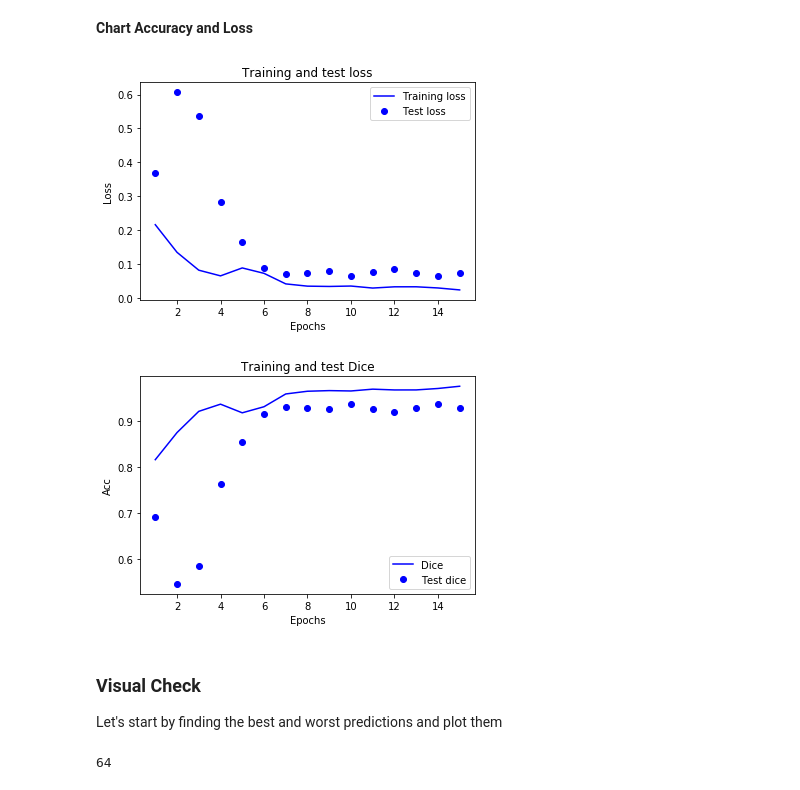
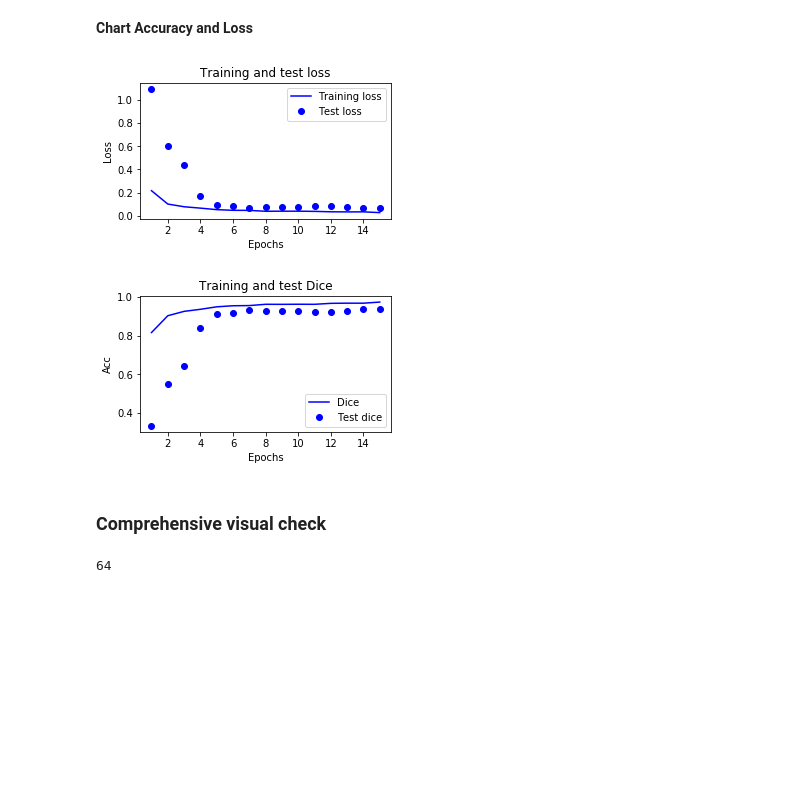
Before and after one commit to javicivit/TPU-UNET, a Jupyter notebook: TPU_U_Net_Cup_Disc_Segmentation.ipynb, the cells around one changed output. Cells and saved outputs as stored; diff of their text form; code cells hidden in the pictures; blank space fills up the shorter version.

```diff
--- a/TPU_U_Net_Cup_Disc_Segmentation.ipynb
+++ b/TPU_U_Net_Cup_Disc_Segmentation.ipynb
@@ -222,8 +220,8 @@ Change these parameters according to  the architecture . Uss Cup=True to segment
 img_shape=(128,128,3)
 # %%
 cup=True
-name='CUPa05d5w64ir16bn'
-model=UNet(img_shape,start_ch=64,upconv=False,dropout=0.65, depth=5,inc_rate=1.6, batchnorm=True)
+name='CUPa05d6w72ir12bn'
+model=UNet(img_shape,start_ch=72,upconv=False,dropout=0.65, depth=6,inc_rate=1.2, batchnorm=True)
 # %% [output]
 WARNING:tensorflow:From /usr/local/lib/python3.6/dist-packages/tensorflow/python/ops/resource_variable_ops.py:435: colocate_with (from tensorflow.python.framework.ops) is deprecated and will be remove ...
 Instructions for updating:
@@ -618,22 +612,24 @@ copy(os.path.join(folder(weights_folder),'last_checkpoint_TPU.hdf5'),os.path.joi
 # %%
 loss = history.history['loss']
 val_loss=history.history['val_loss']
 acc=history.history['dice_coef']
 
 epochs = range(1, len(loss) + 1)
 
+plt.figure(figsize=(4.5, 2.5))
 plt.plot(epochs, loss, 'b', label='Training loss')
 # bo is blue dots
 plt.plot(epochs, val_loss, 'bo', label='Test loss')
 # b is for "solid blue line"
 plt.title('Training and test loss')
 plt.xlabel('Epochs')
 plt.ylabel('Loss')
 plt.legend()
 
-plt.show()
+#plt.show()
+plt.savefig(os.path.join('/content/gdrive/My Drive/FIG','loss'+name+'.png'),dpi=600)
 # %% [output]
-[figure, old version]
+[figure, new version]
 # %%
 import matplotlib.pyplot as plt
 
@@ -643,6 +639,7 @@ val_acc=history.history['val_dice_coef']
 
 epochs = range(1, len(acc) + 1)
 
+plt.figure(figsize=(4.5, 2.5))
 plt.plot(epochs, acc, 'b', label='Dice')
 # bo is blue dots
 plt.plot(epochs, val_acc, 'bo', label='Test dice')
@@ -652,12 +649,12 @@ plt.xlabel('Epochs')
 plt.ylabel('Acc')
 plt.legend()
 
-plt.show()
+#plt.show()
+plt.savefig(os.path.join('/content/gdrive/My Drive/FIG','hist'+name+'.png'),dpi=600)
 # %% [output]
-[figure, old version]
+[figure, new version]
-# %% [markdown]
-### Visual Check
-Let's start by finding the best and worst predictions and plot them
+# %% [markdown]
+### Comprehensive visual check
 # %%
 test_s=int(X_testc.shape[0])
 test_s=test_s-test_s%8
```
Also changed, not shown: parts of 34 cells of this notebook.
